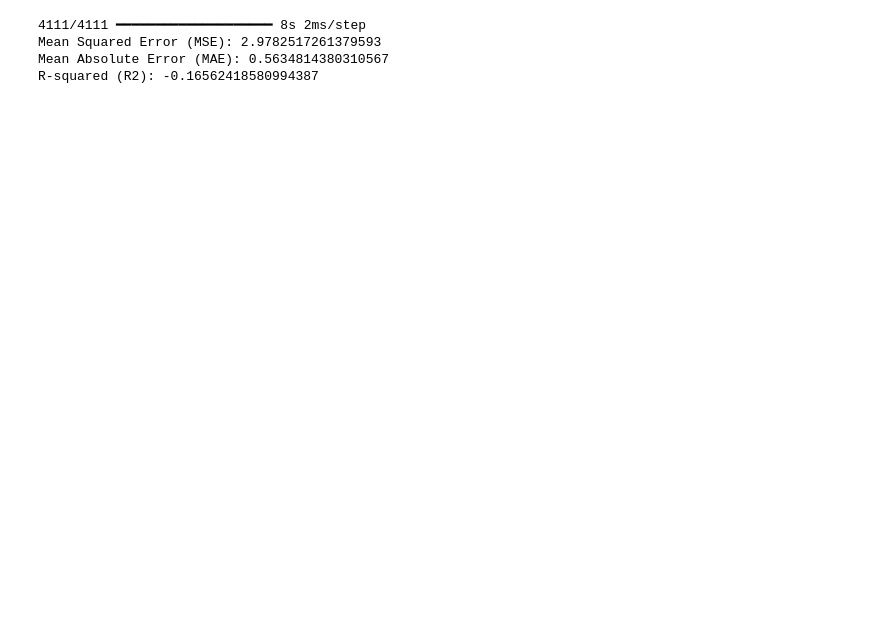
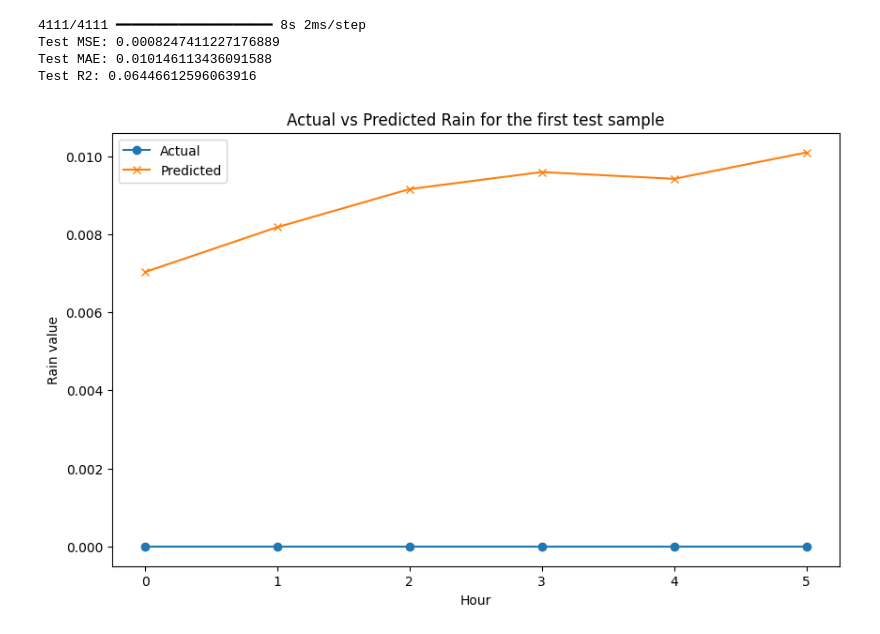
Before and after one commit to khanhtran0111/Rain-prediction, a Jupyter notebook: LSTM_modified.ipynb, the cells around one changed output. Drawn from its saved outputs; the diff is of its cells as text; code cells hidden in the pictures; blank space fills up the shorter version.

```diff
--- a/LSTM_modified.ipynb
+++ b/LSTM_modified.ipynb
@@ -127,17 +171,26 @@ WARNING:absl:You are saving your model as an HDF5 file via `model.save()` or `ke
 # %%
-
 from sklearn.metrics import mean_squared_error, mean_absolute_error, r2_score
 
-y_pred = model.predict(X_test)
-mse = mean_squared_error(y_test.flatten(), y_pred.flatten())
-mae = mean_absolute_error(y_test.flatten(), y_pred.flatten())
-r2 = r2_score(y_test.flatten(), y_pred.flatten())
+y_pred = final_model.predict(X_test)
+mse_test = mean_squared_error(y_test.flatten(), y_pred.flatten())
+mae_test = mean_absolute_error(y_test.flatten(), y_pred.flatten())
+r2_test = r2_score(y_test.flatten(), y_pred.flatten())
 
-print("Mean Squared Error (MSE):", mse)
-print("Mean Absolute Error (MAE):", mae)
-print("R-squared (R2):", r2)
+print("Test MSE:", mse_test)
+print("Test MAE:", mae_test)
+print("Test R2:", r2_test)
+
+plt.figure(figsize=(10, 6))
+plt.plot(y_test[0], marker='o', label='Actual')
+plt.plot(y_pred[0], marker='x', label='Predicted')
+plt.xlabel('Hour')
+plt.ylabel('Rain value')
+plt.title('Actual vs Predicted Rain for the first test sample')
+plt.legend()
+plt.show()
 # %% [output]
 4111/4111 ━━━━━━━━━━━━━━━━━━━━ 8s 2ms/step
-Mean Squared Error (MSE): 2.9782517261379593
-Mean Absolute Error (MAE): 0.5634814380310567
-R-squared (R2): -0.16562418580994387
+Test MSE: 0.0008247411227176889
+Test MAE: 0.010146113436091588
+Test R2: 0.06446612596063916
+[figure, added]
```
Also changed, not shown: parts of 10 cells of this notebook, 3 other files.
